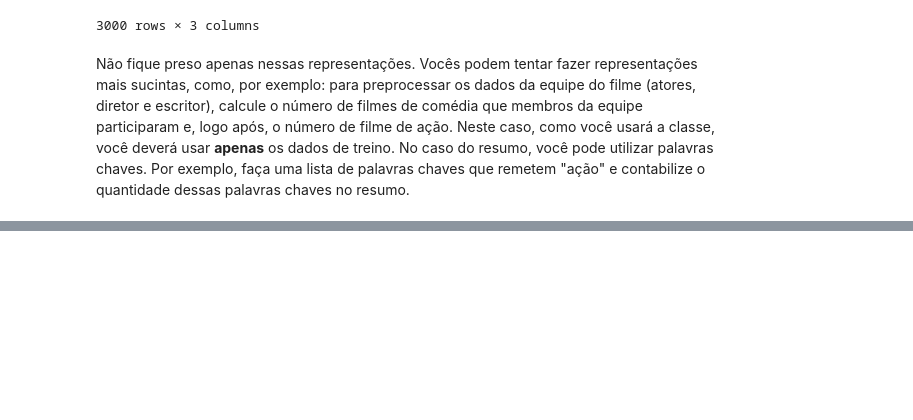
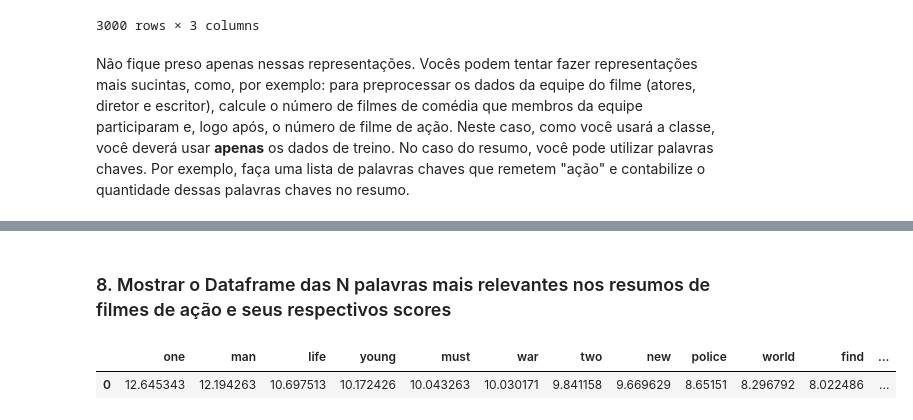
Before and after one commit to DiegoAscanio/nlp-cefetmg, a Jupyter notebook: parte-2/binarizacao_e_tf_idf.ipynb, the cells around one changed output, grey strips where cells are left out. Cells and saved outputs as stored; diff of their text form; code cells hidden in the pictures; blank space fills up the shorter version.

```diff
--- a/parte-2/binarizacao_e_tf_idf.ipynb
+++ b/parte-2/binarizacao_e_tf_idf.ipynb
@@ -278,0 +339,2 @@ Não fique preso apenas nessas representações. Vocês podem tentar fazer repre
+# %%
+sum_scores = sum_scores.sort_values(0, axis = 'columns', ascending = False)
@@ -278,0 +343,9 @@ Não fique preso apenas nessas representações. Vocês podem tentar fazer repre
+# %%
+N = 15
+# %% [markdown]
+### 8. Mostrar o Dataframe das N palavras mais relevantes nos resumos de filmes de ação e seus respectivos scores
+# %%
+pd.DataFrame(sum_scores.iloc[0, 0:N]).T
+# %% [output]
+|  | one | man | life | young | must | war | two | new | police | world | find | ... |
+| 0 | 12.645343 | 12.194263 | 10.697513 | 10.172426 | 10.043263 | 10.030171 | 9.841158 | 9.669629 | 8.65151 | 8.296792 | 8.022486 | ... |
```
Also changed, not shown: parts of 12 cells of this notebook.
